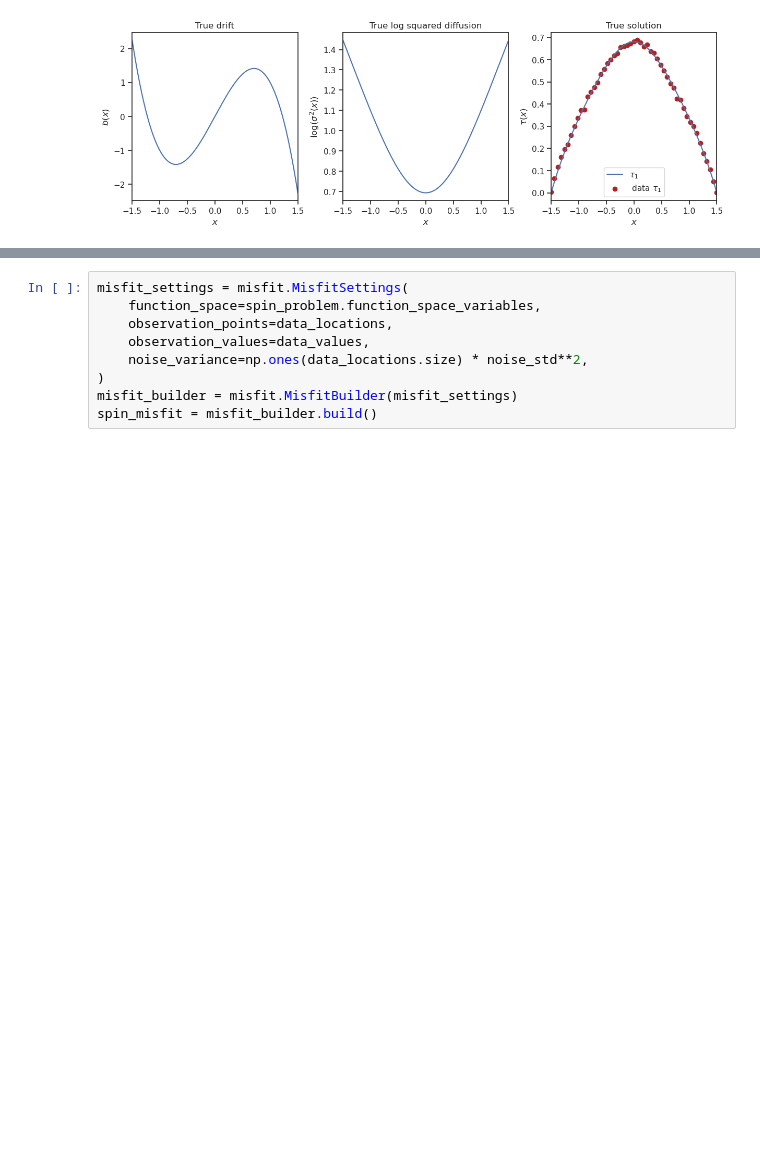
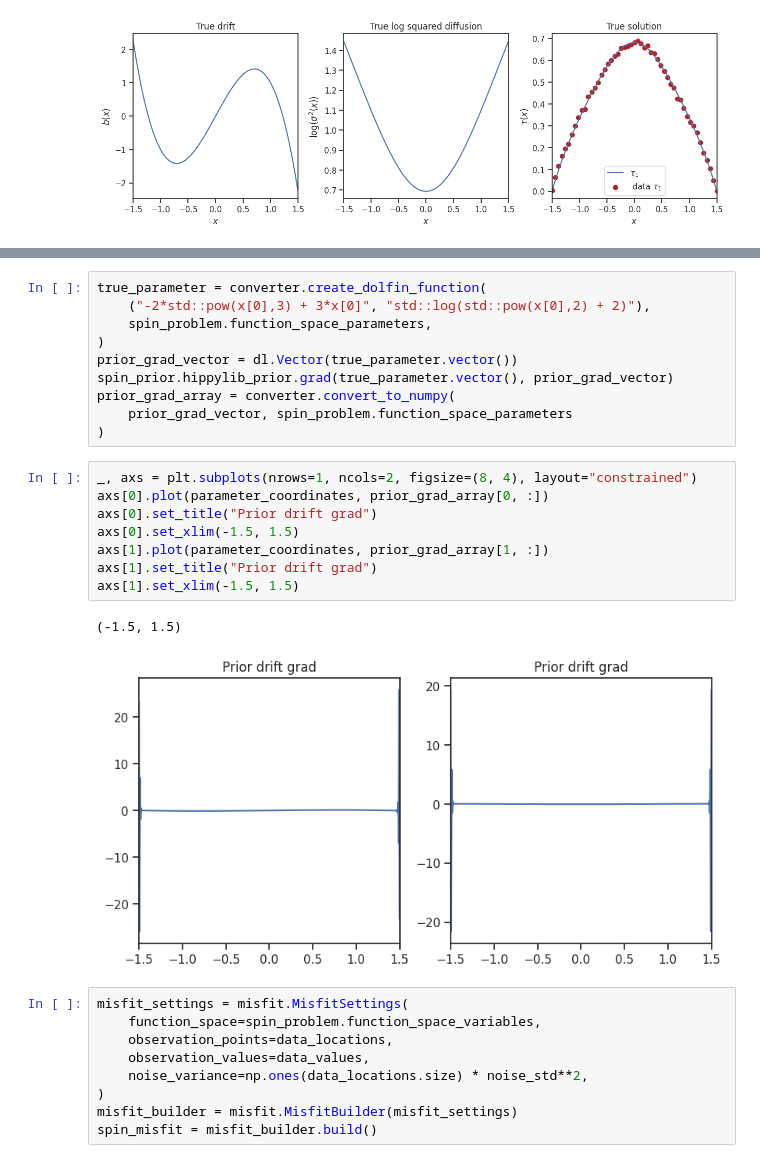
Before and after one commit to maximilian-kruse/SPIN, a Jupyter notebook: examples/1D_drift_diffusion_mfpt.ipynb, the cells around one changed output, grey strips where cells are left out. Drawn from its saved outputs; the diff is of its cells as text; blank space fills up the shorter version.

```diff
--- a/examples/1D_drift_diffusion_mfpt.ipynb
+++ b/examples/1D_drift_diffusion_mfpt.ipynb
@@ -124,3 +134,24 @@ axs[1].legend()
+# %%
+true_parameter = converter.create_dolfin_function(
+    ("-2*std::pow(x[0],3) + 3*x[0]", "std::log(std::pow(x[0],2) + 2)"),
+    spin_problem.function_space_parameters,
+)
+prior_grad_vector = dl.Vector(true_parameter.vector())
+spin_prior.hippylib_prior.grad(true_parameter.vector(), prior_grad_vector)
+prior_grad_array = converter.convert_to_numpy(
+    prior_grad_vector, spin_problem.function_space_parameters
+)
+# %%
+_, axs = plt.subplots(nrows=1, ncols=2, figsize=(8, 4), layout="constrained")
+axs[0].plot(parameter_coordinates, prior_grad_array[0, :])
+axs[0].set_title("Prior drift grad")
+axs[0].set_xlim(-1.5, 1.5)
+axs[1].plot(parameter_coordinates, prior_grad_array[1, :])
+axs[1].set_title("Prior drift grad")
+axs[1].set_xlim(-1.5, 1.5)
+# %% [output]
+(-1.5, 1.5)
+[figure, added]
 # %%
 misfit_settings = misfit.MisfitSettings(
     function_space=spin_problem.function_space_variables,
```
Also changed, not shown: parts of 12 cells of this notebook, 3 other files.
